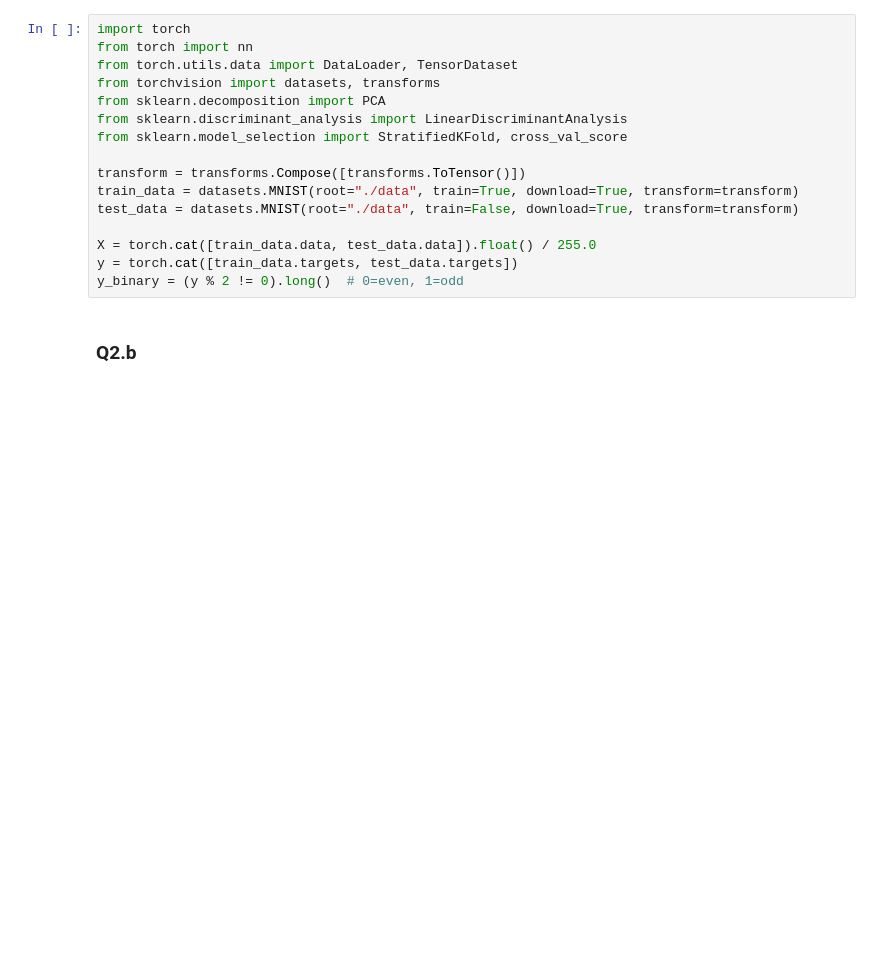
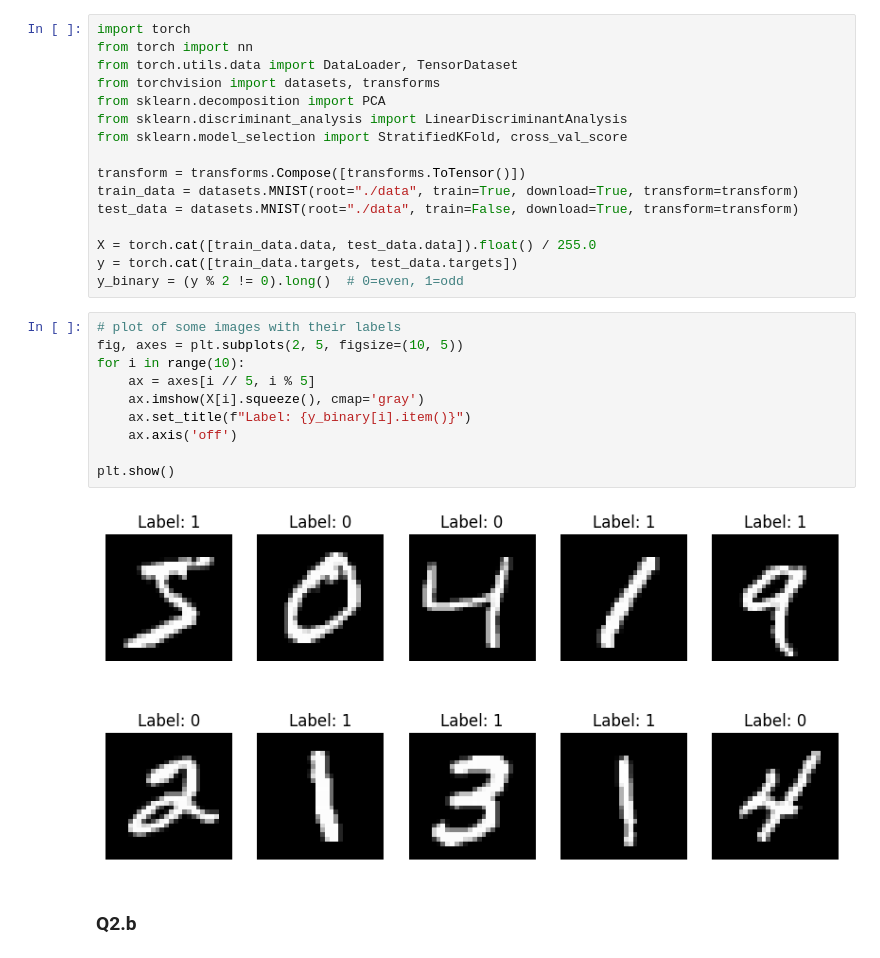
Before and after one commit to henriquefae/X-Statistics, a Jupyter notebook: 2A_P1-EN/EN_3.ipynb, the cells around one changed output. Drawn from its saved outputs; the diff is of its cells as text; blank space fills up the shorter version.

```diff
--- a/2A_P1-EN/EN_3.ipynb
+++ b/2A_P1-EN/EN_3.ipynb
@@ -230,5 +220,17 @@ test_data = datasets.MNIST(root="./data", train=False, download=True, transform=
 X = torch.cat([train_data.data, test_data.data]).float() / 255.0
 y = torch.cat([train_data.targets, test_data.targets])
 y_binary = (y % 2 != 0).long()  # 0=even, 1=odd
+# %%
+# plot of some images with their labels
+fig, axes = plt.subplots(2, 5, figsize=(10, 5))
+for i in range(10):
+    ax = axes[i // 5, i % 5]
+    ax.imshow(X[i].squeeze(), cmap='gray')
+    ax.set_title(f"Label: {y_binary[i].item()}")
+    ax.axis('off')
+
+plt.show()
+# %% [output]
+[figure, added]
 # %% [markdown]
 ### Q2.b
```
Also changed, not shown: parts of 15 cells of this notebook, 8 other files.
